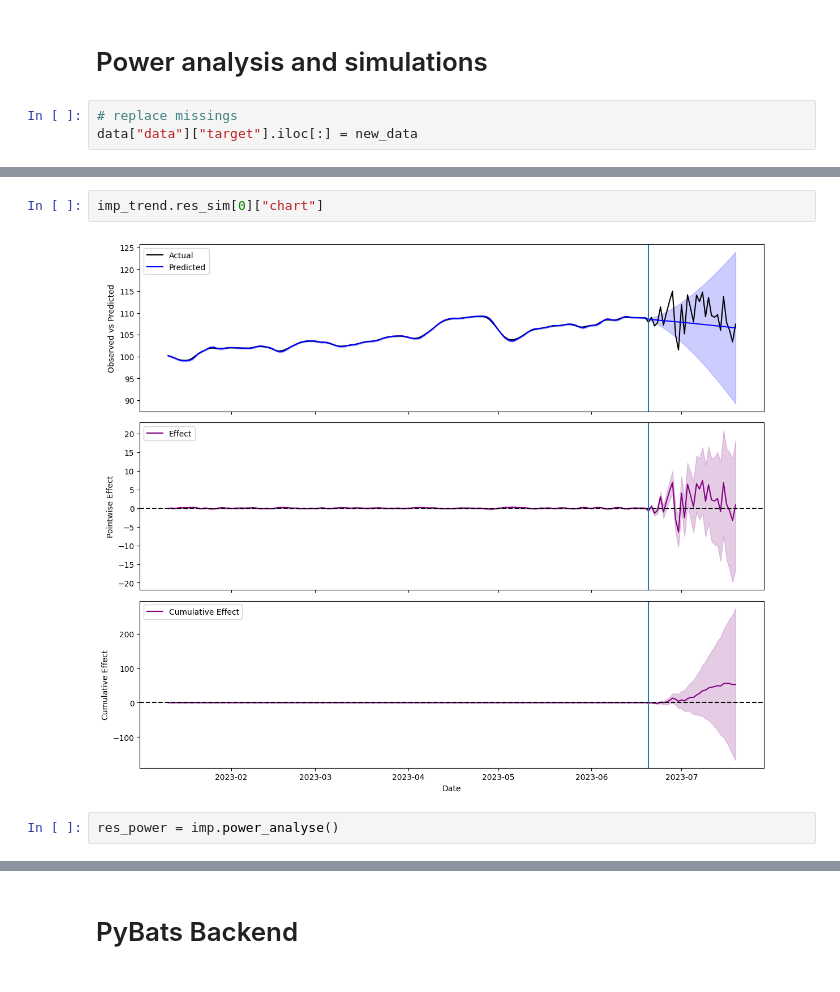
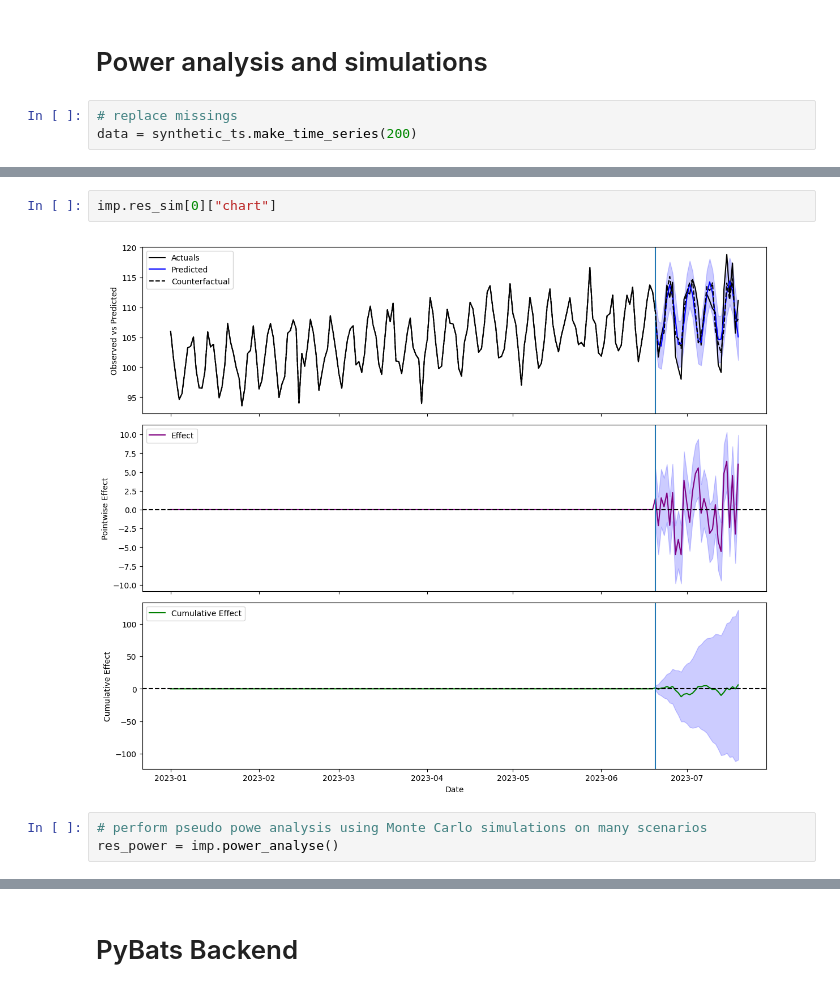
Before and after one commit to MilaimKas/Time_series_impact, a Jupyter notebook: example_usage.ipynb, the cells around one changed output, grey strips where cells are left out. Drawn from its saved outputs; the diff is of its cells as text.

```diff
--- a/example_usage.ipynb
+++ b/example_usage.ipynb
@@ -74,4 +82,4 @@ ts.plot_autocorrelation()
 # Power analysis and simulations
 # %%
 # replace missings
-data["data"]["target"].iloc[:] = new_data
+data = synthetic_ts.make_time_series(200)
@@ -104,9 +110,10 @@ imp_trend.res_sim[0]["data"].plot()
 # %%
-imp_trend.res_sim[0]["chart"]
+imp.res_sim[0]["chart"]
 # %% [output]
-[figure, old version]
+[figure, new version]
-# %%
-res_power = imp.power_analyse()
+# %%
+# perform pseudo powe analysis using Monte Carlo simulations on many scenarios
+res_power = imp.power_analyse()
 # %%
 imp.plot_power(alpha=5)
 # %% [output]
```
Also changed, not shown: parts of 28 cells of this notebook.
